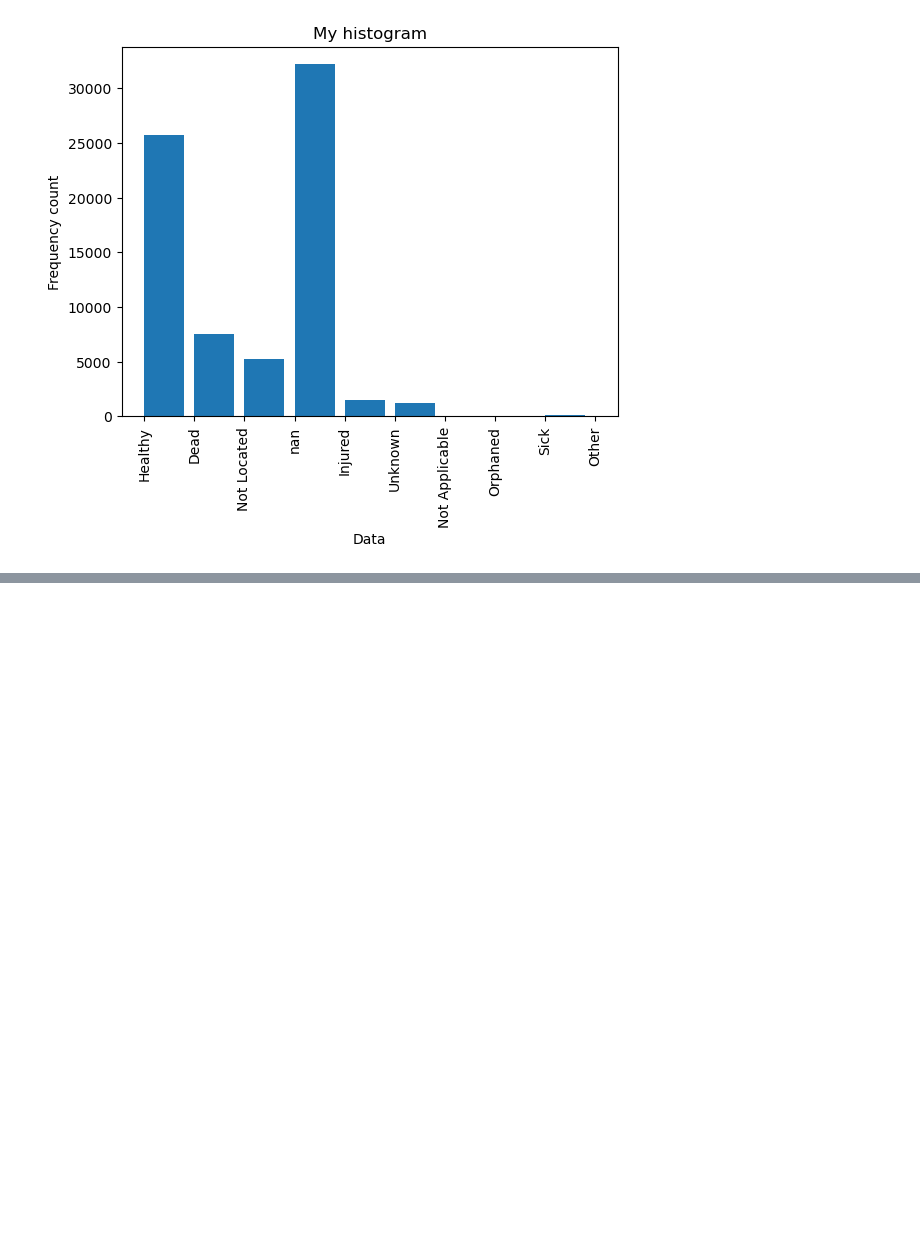
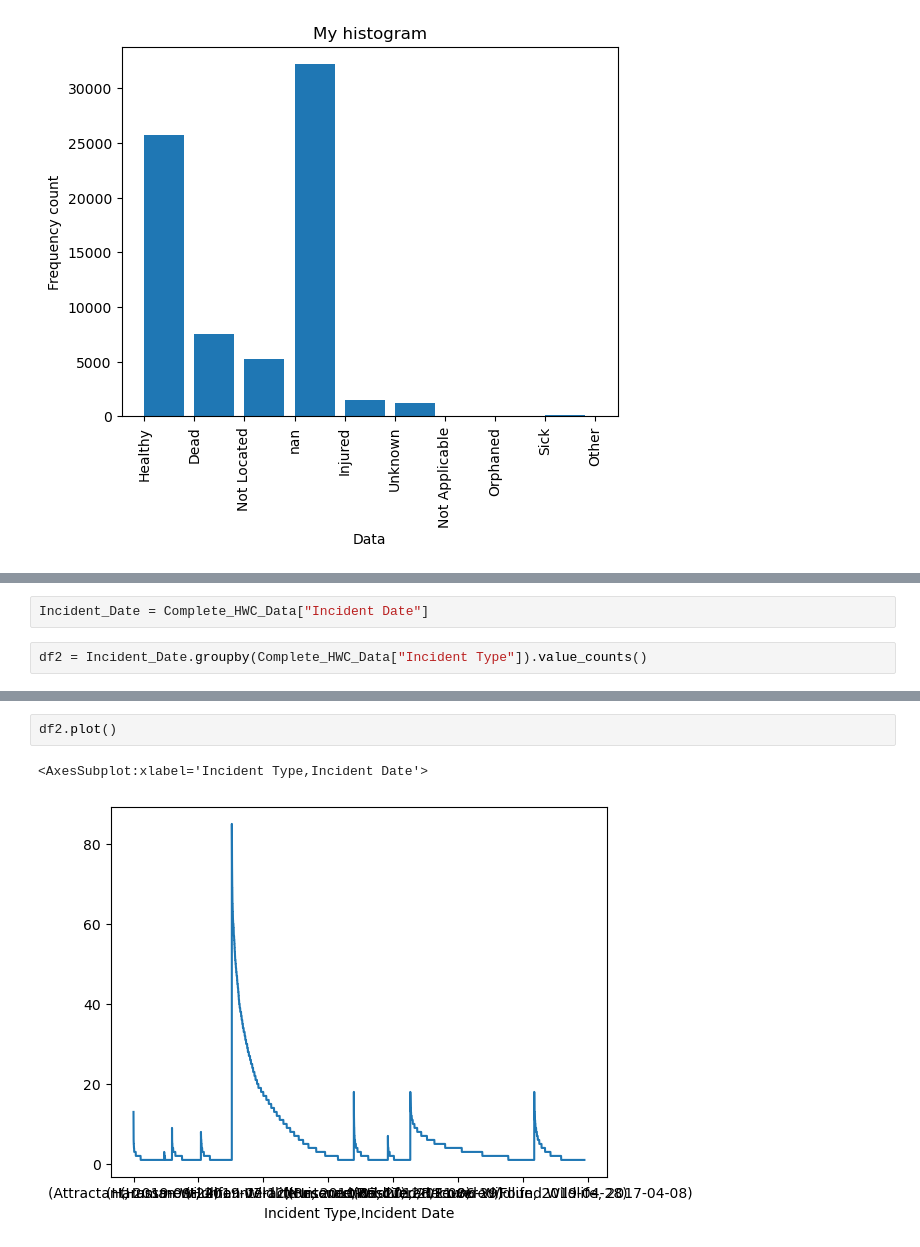
Before and after one commit to ebillard06/human-wildlife-coexistence-data-analysis, a Jupyter notebook: HWC data - plotting.ipynb, the cells around one changed output, grey strips where cells are left out. Saved outputs shown, nothing was run; the diff lists cells and outputs as text; blank space fills up the shorter version.

```diff
--- a/HWC data - plotting.ipynb
+++ b/HWC data - plotting.ipynb
@@ -147,0 +157,4 @@ plt.show()
+# %%
+Incident_Date = Complete_HWC_Data["Incident Date"]
+# %%
+df2 = Incident_Date.groupby(Complete_HWC_Data["Incident Type"]).value_counts()
@@ -147,0 +177,5 @@ plt.show()
+# %%
+df2.plot()
+# %% [output]
+<AxesSubplot:xlabel='Incident Type,Incident Date'>
+[figure, added]
```
Also changed, not shown: parts of 13 cells of this notebook, 1 other file.
